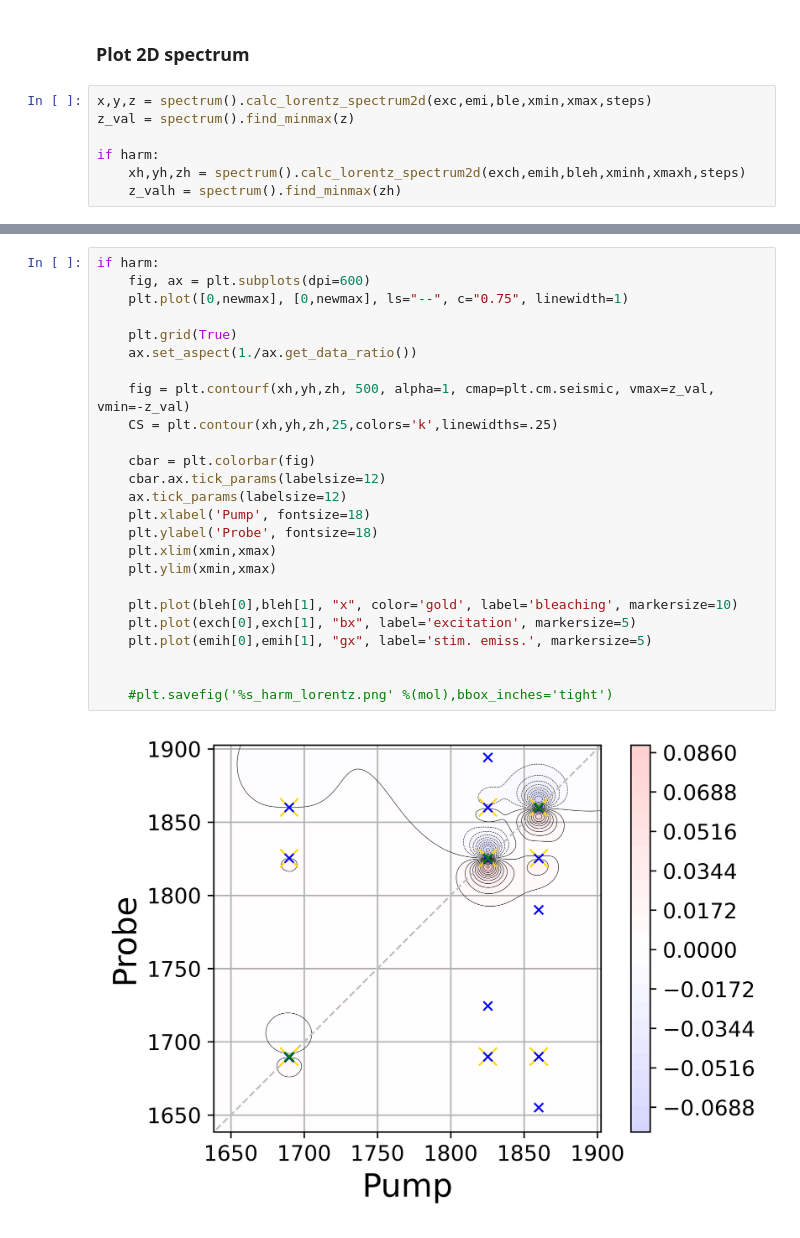
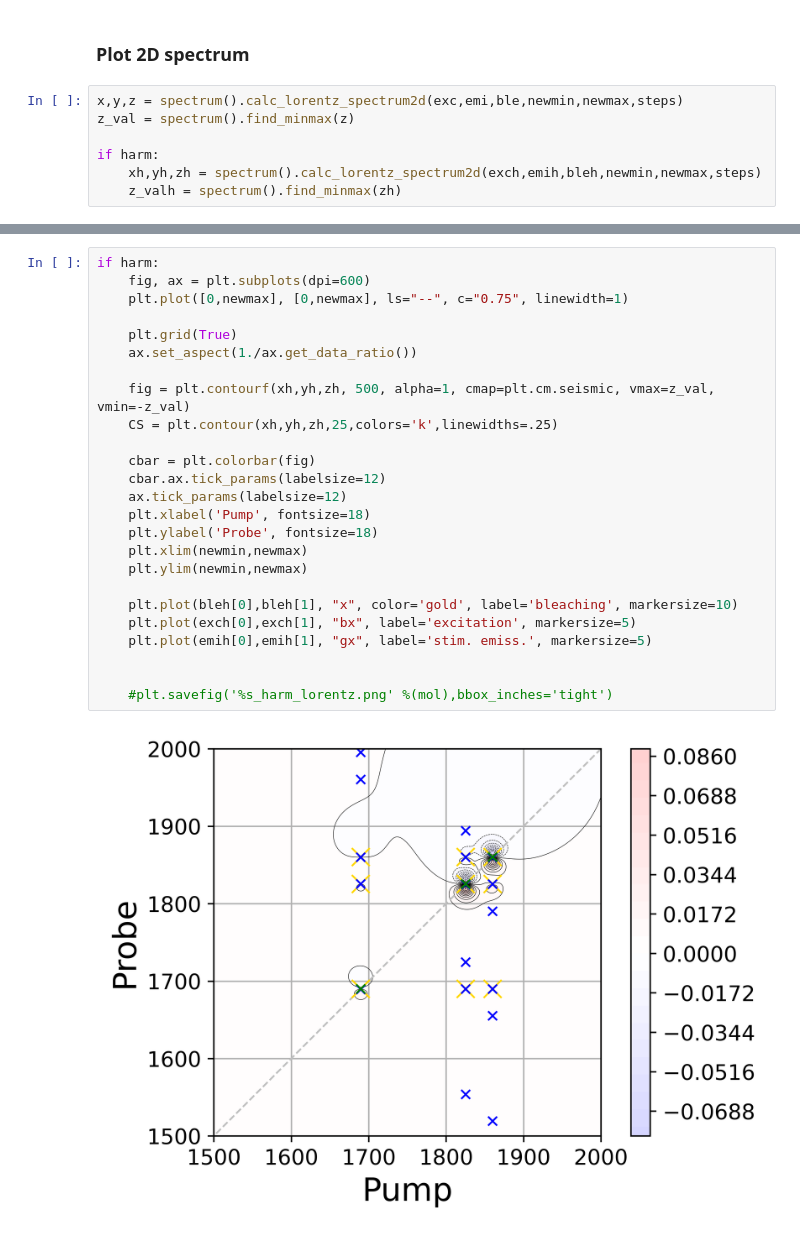
Before and after one commit to chjacob-tubs/Vibrations2D, a Jupyter notebook: New_2DIR.ipynb, the cells around one changed output, grey strips where cells are left out. Cells and saved outputs as stored; diff of their text form.

Commit message:
added minor changes for the plots

```diff
--- a/New_2DIR.ipynb
+++ b/New_2DIR.ipynb
@@ -59,11 +59,11 @@ if harm:
 # %% [markdown]
 ### Plot 2D spectrum
 # %%
-x,y,z = spectrum().calc_lorentz_spectrum2d(exc,emi,ble,xmin,xmax,steps)
+x,y,z = spectrum().calc_lorentz_spectrum2d(exc,emi,ble,newmin,newmax,steps)
 z_val = spectrum().find_minmax(z)
 
 if harm:
-    xh,yh,zh = spectrum().calc_lorentz_spectrum2d(exch,emih,bleh,xminh,xmaxh,steps)
+    xh,yh,zh = spectrum().calc_lorentz_spectrum2d(exch,emih,bleh,newmin,newmax,steps)
     z_valh = spectrum().find_minmax(zh)
 # %%
 fig, ax = plt.subplots(dpi=600)
@@ -95,27 +95,27 @@ plt.plot(emi[0],emi[1], "gx", label='stim. emiss.', markersize=5)
 # %%
 if harm:
     fig, ax = plt.subplots(dpi=600)
     plt.plot([0,newmax], [0,newmax], ls="--", c="0.75", linewidth=1)
 
     plt.grid(True)
     ax.set_aspect(1./ax.get_data_ratio())
 
     fig = plt.contourf(xh,yh,zh, 500, alpha=1, cmap=plt.cm.seismic, vmax=z_val, vmin=-z_val)
     CS = plt.contour(xh,yh,zh,25,colors='k',linewidths=.25)
 
     cbar = plt.colorbar(fig)
     cbar.ax.tick_params(labelsize=12)
     ax.tick_params(labelsize=12)
     plt.xlabel('Pump', fontsize=18)
     plt.ylabel('Probe', fontsize=18)
-    plt.xlim(xmin,xmax)
-    plt.ylim(xmin,xmax)
+    plt.xlim(newmin,newmax)
+    plt.ylim(newmin,newmax)
 
     plt.plot(bleh[0],bleh[1], "x", color='gold', label='bleaching', markersize=10)
     plt.plot(exch[0],exch[1], "bx", label='excitation', markersize=5)
     plt.plot(emih[0],emih[1], "gx", label='stim. emiss.', markersize=5)
 
 
     #plt.savefig('%s_harm_lorentz.png' %(mol),bbox_inches='tight')
 # %% [output]
-[figure, old version]
+[figure, new version]
```
Also changed, not shown: parts of 1 cell of this notebook.
